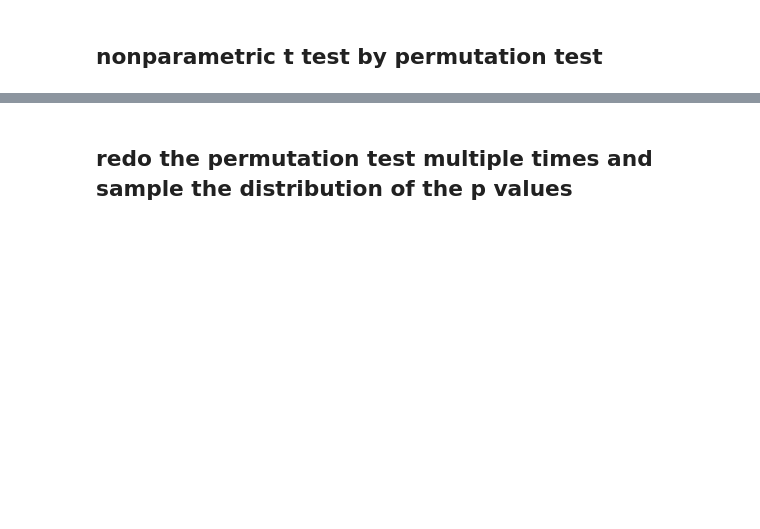
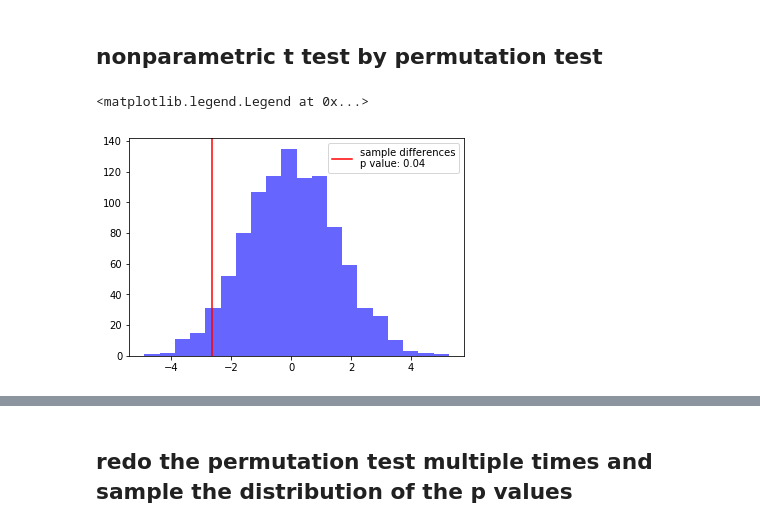
Before and after one commit to nmningmei/parametric_nonparametric_statistics_comparison, a Jupyter notebook: t tests/two sample t test.ipynb, the cells around one changed output, grey strips where cells are left out. Drawn from its saved outputs; the diff is of its cells as text; code cells hidden in the pictures; blank space fills up the shorter version.

```diff
--- a/t tests/two sample t test.ipynb
+++ b/t tests/two sample t test.ipynb
@@ -38,17 +57,20 @@ stats.mannwhitneyu(a,b)
 ## nonparametric t test by permutation test
 # %%
 fig, ax = plt.subplots()
-difference = np.mean(a) - np.mean(b)
+difference = np.mean(a) - np.mean(b) # compute the true difference between the two distribution.
 results=[]
-for ii in range(1000):
-    c = np.concatenate([a,b])
-    random.shuffle(c)
-    new_a = c[:100]
-    new_b = c[100:]
-    new_diff = new_a.mean() - new_b.mean()
-    results.append(new_diff)
+for ii in range(1000): # for 1000 times do the following:
+    c = np.concatenate([a,b]) # put the two dataset together
+    random.shuffle(c) # shuffle the put-together dataset, so that we don't know which data point comes from which dataset
+    new_a = c[:a.shape[0]]# take the first a few datapoints (same size as the "old dataset A") and consider them the "new dataset A"
+    new_b = c[a.shape[0]:]# take the rest datapoints and consider them the "new dataset B"
+    new_diff = new_a.mean() - new_b.mean() #compute the mean between the new two datasets. This is equavilent to randomization process
+    results.append(new_diff) # to generate what the difference between A and B looks like if the data is drawn randomly from a chaos state other than the data used to be
 results = np.array(results)
 ax.hist(results,color='blue',alpha=0.6,bins=20)
 p = min([stats.percentileofscore(results,difference,)/100,1-stats.percentileofscore(results,difference,)/100])
 ax.axvline(difference,color='red',label='sample differences\np value: %.2f'%p)
 ax.legend()
+# %% [output]
+<matplotlib.legend.Legend at 0x...>
+[figure, added]
```
Also changed, not shown: parts of 13 cells of this notebook.
